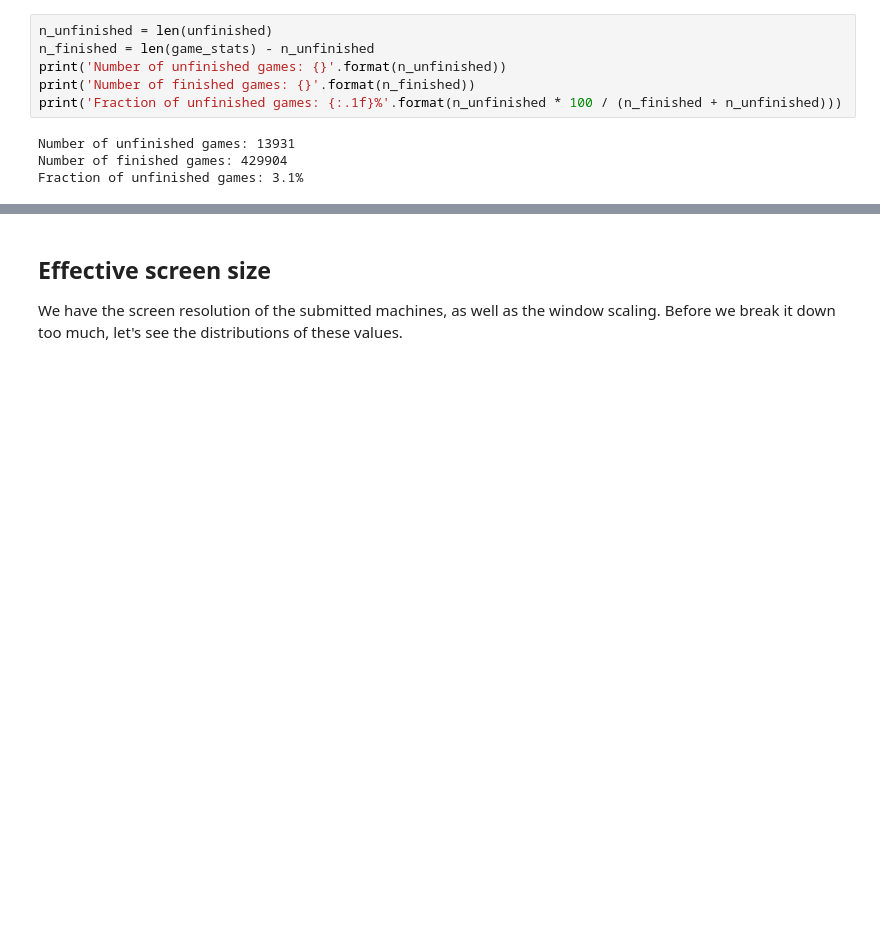
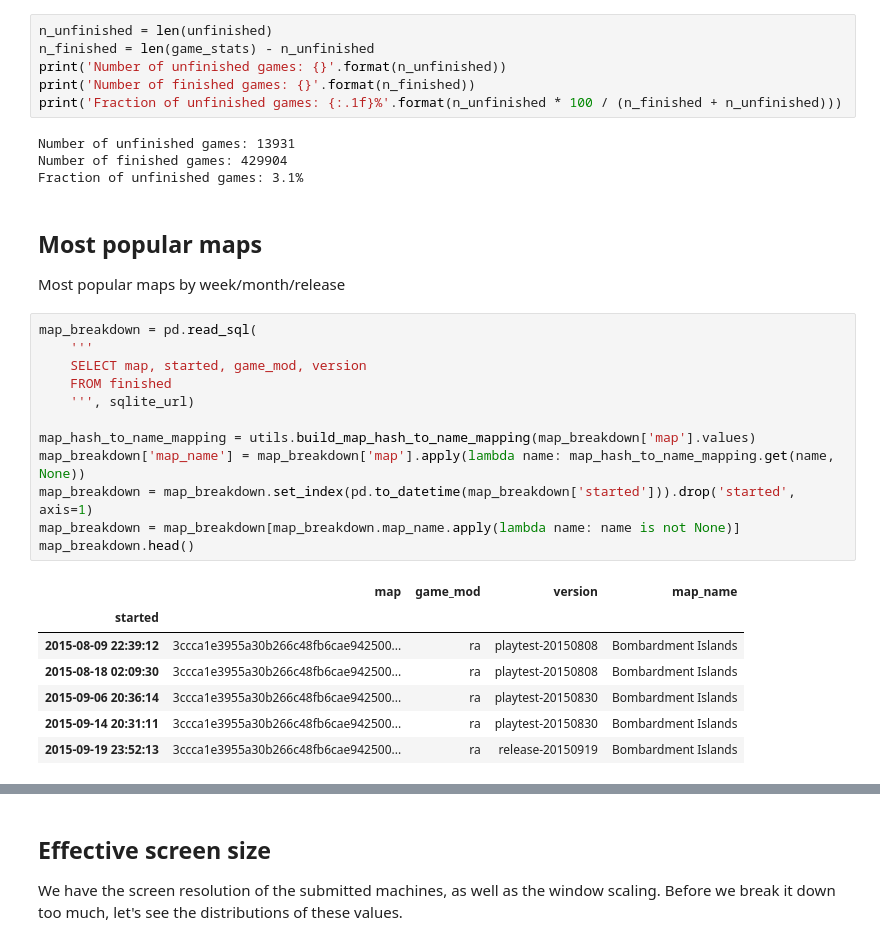
Before and after one commit to mindriot101/openra-analysis, a Jupyter notebook: new_ideas.ipynb, the cells around one changed output, grey strips where cells are left out. Saved outputs shown, nothing was run; the diff lists cells and outputs as text; blank space fills up the shorter version.

```diff
--- a/new_ideas.ipynb
+++ b/new_ideas.ipynb
@@ -226,3 +230,27 @@ print('Fraction of unfinished games: {:.1f}%'.format(n_unfinished * 100 / (n_fin
 Number of unfinished games: 13931
 Number of finished games: 429904
 Fraction of unfinished games: 3.1%
+# %% [markdown]
+## Most popular maps
+
+Most popular maps by week/month/release
+# %%
+map_breakdown = pd.read_sql(
+    '''
+    SELECT map, started, game_mod, version
+    FROM finished
+    ''', sqlite_url)
+
+map_hash_to_name_mapping = utils.build_map_hash_to_name_mapping(map_breakdown['map'].values)
+map_breakdown['map_name'] = map_breakdown['map'].apply(lambda name: map_hash_to_name_mapping.get(name, None))
+map_breakdown = map_breakdown.set_index(pd.to_datetime(map_breakdown['started'])).drop('started', axis=1)
+map_breakdown = map_breakdown[map_breakdown.map_name.apply(lambda name: name is not None)]
+map_breakdown.head()
+# %% [output]
+|  | map | game_mod | version | map_name |
+| started |  |  |  |  |
+| 2015-08-09 22:39:12 | 3ccca1e3955a30b266c48fb6cae942500... | ra | playtest-20150808 | Bombardment Islands |
+| 2015-08-18 02:09:30 | 3ccca1e3955a30b266c48fb6cae942500... | ra | playtest-20150808 | Bombardment Islands |
+| 2015-09-06 20:36:14 | 3ccca1e3955a30b266c48fb6cae942500... | ra | playtest-20150830 | Bombardment Islands |
+| 2015-09-14 20:31:11 | 3ccca1e3955a30b266c48fb6cae942500... | ra | playtest-20150830 | Bombardment Islands |
+| 2015-09-19 23:52:13 | 3ccca1e3955a30b266c48fb6cae942500... | ra | release-20150919 | Bombardment Islands |
```
Also changed, not shown: parts of 3 cells of this notebook, 1 other file.
